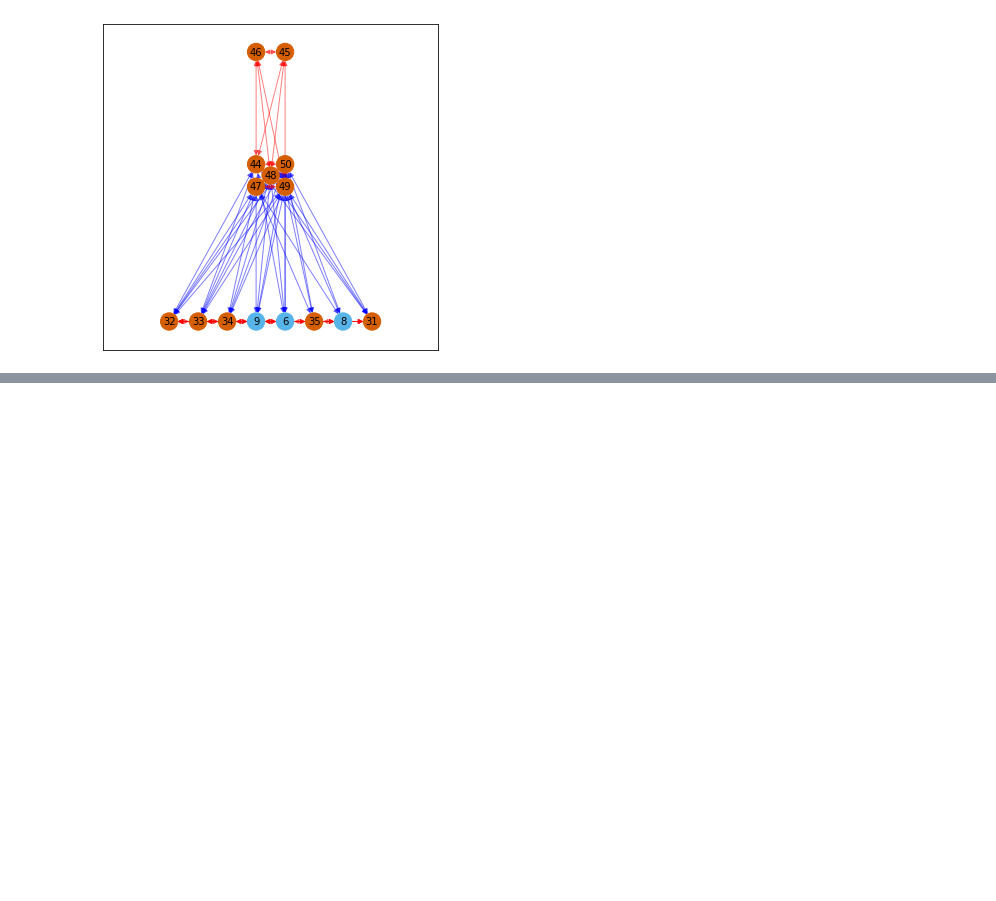
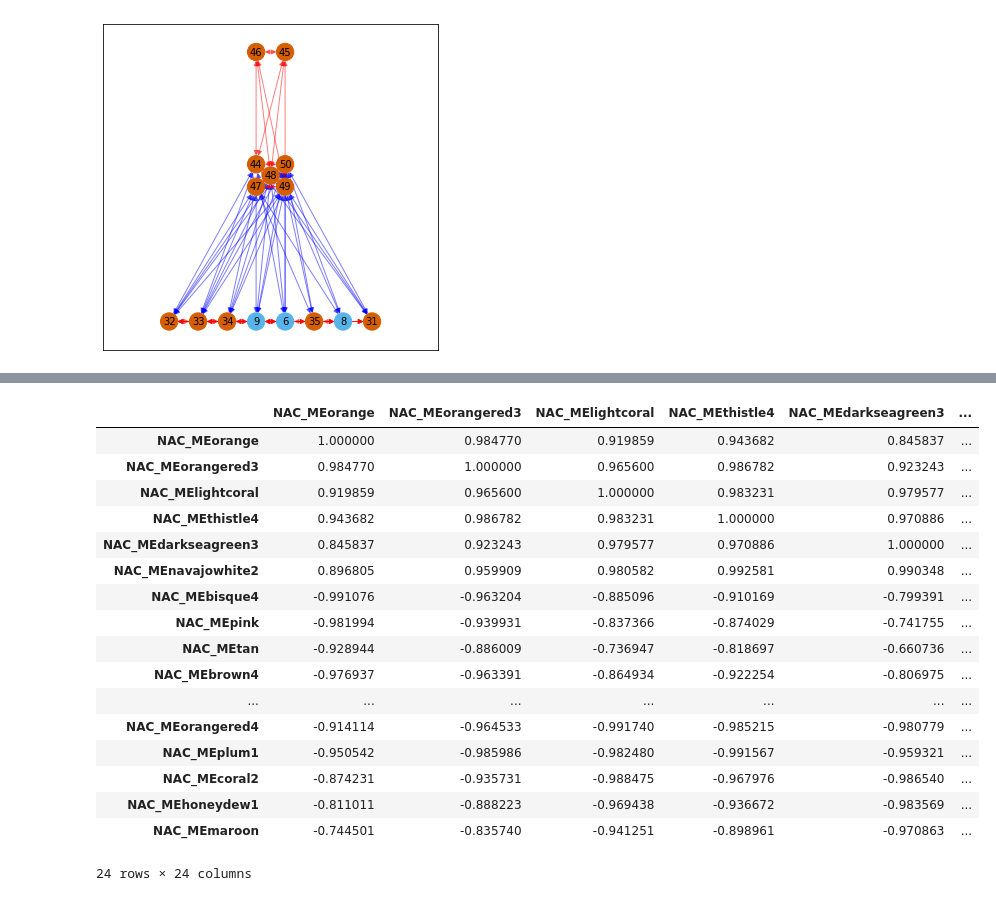
Before and after one commit to baicalin/GAN-WGCNA, a Jupyter notebook: codes/GAN-WGCNA/Figures.ipynb, the cells around one changed output, grey strips where cells are left out. Saved outputs shown, nothing was run; the diff lists cells and outputs as text; code cells hidden in the pictures; blank space fills up the shorter version.

```diff
--- a/codes/GAN-WGCNA/Figures.ipynb
+++ b/codes/GAN-WGCNA/Figures.ipynb
@@ -1162,0 +1061,21 @@ nx.draw_networkx_edges(G, pos, edge_color=colors, alpha=0.5,arrowstyle="<|-|>")
+# %%
+tmp_corr_between_region
+# %% [output]
+|  | NAC_MEorange | NAC_MEorangered3 | NAC_MElightcoral | NAC_MEthistle4 | NAC_MEdarkseagreen3 | ... |
+| NAC_MEorange | 1.000000 | 0.984770 | 0.919859 | 0.943682 | 0.845837 | ... |
+| NAC_MEorangered3 | 0.984770 | 1.000000 | 0.965600 | 0.986782 | 0.923243 | ... |
+| NAC_MElightcoral | 0.919859 | 0.965600 | 1.000000 | 0.983231 | 0.979577 | ... |
+| NAC_MEthistle4 | 0.943682 | 0.986782 | 0.983231 | 1.000000 | 0.970886 | ... |
+| NAC_MEdarkseagreen3 | 0.845837 | 0.923243 | 0.979577 | 0.970886 | 1.000000 | ... |
+| NAC_MEnavajowhite2 | 0.896805 | 0.959909 | 0.980582 | 0.992581 | 0.990348 | ... |
+| NAC_MEbisque4 | -0.991076 | -0.963204 | -0.885096 | -0.910169 | -0.799391 | ... |
+| NAC_MEpink | -0.981994 | -0.939931 | -0.837366 | -0.874029 | -0.741755 | ... |
+| NAC_MEtan | -0.928944 | -0.886009 | -0.736947 | -0.818697 | -0.660736 | ... |
+| NAC_MEbrown4 | -0.976937 | -0.963391 | -0.864934 | -0.922254 | -0.806975 | ... |
+| ... | ... | ... | ... | ... | ... | ... |
+| NAC_MEorangered4 | -0.914114 | -0.964533 | -0.991740 | -0.985215 | -0.980779 | ... |
+| NAC_MEplum1 | -0.950542 | -0.985986 | -0.982480 | -0.991567 | -0.959321 | ... |
+| NAC_MEcoral2 | -0.874231 | -0.935731 | -0.988475 | -0.967976 | -0.986540 | ... |
+| NAC_MEhoneydew1 | -0.811011 | -0.888223 | -0.969438 | -0.936672 | -0.983569 | ... |
+| NAC_MEmaroon | -0.744501 | -0.835740 | -0.941251 | -0.898961 | -0.970863 | ... |
+24 rows × 24 columns
```
Also changed, not shown: parts of 3 cells of this notebook.
